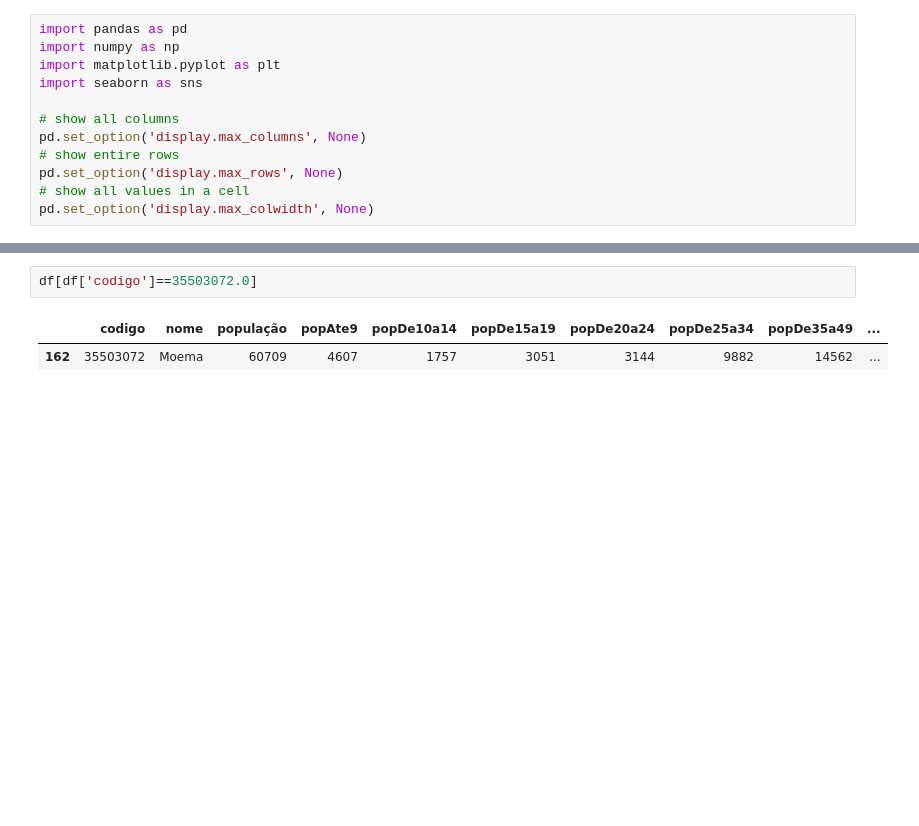
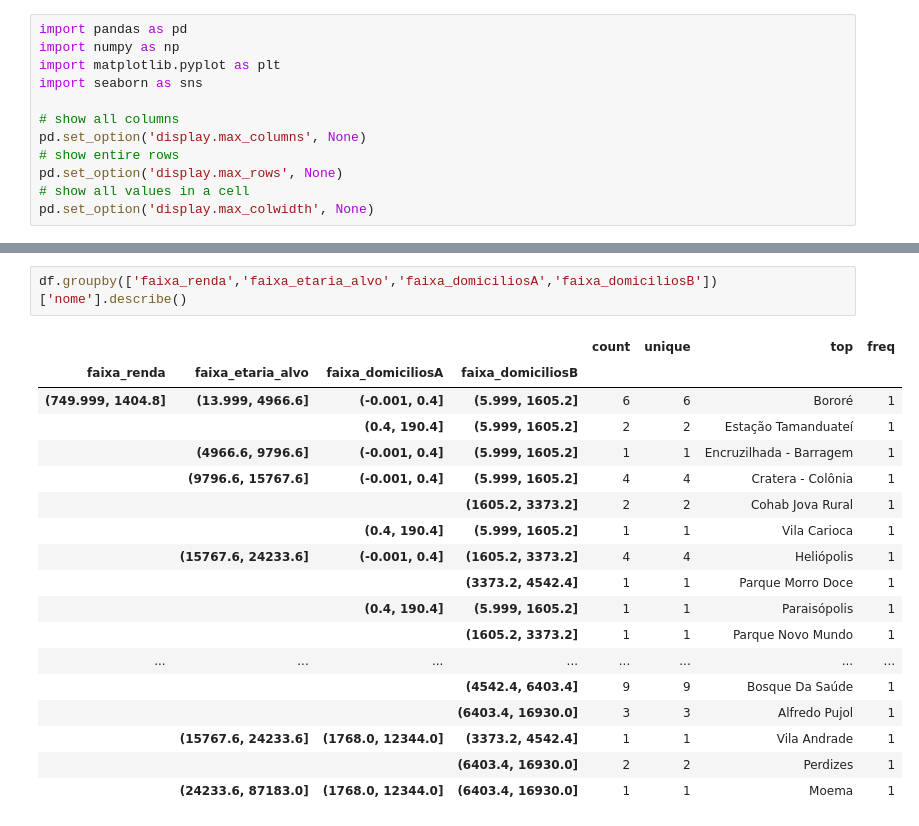
Before and after one commit to galvsoliveira/ds_geoprofit_analysis, a Jupyter notebook: Notebooks/4__exploratory_data_analysis_sp.ipynb, the cells around one changed output, grey strips where cells are left out. Cells and saved outputs as stored; diff of their text form; blank space fills up the shorter version.

```diff
--- a/Notebooks/4__exploratory_data_analysis_sp.ipynb
+++ b/Notebooks/4__exploratory_data_analysis_sp.ipynb
@@ -64,5 +56,21 @@ agrupamento
-# %%
-df[df['codigo']==35503072.0]
-# %% [output]
-|  | codigo | nome | população | popAte9 | popDe10a14 | popDe15a19 | popDe20a24 | popDe25a34 | popDe35a49 | ... |
-| 162 | 35503072 | Moema | 60709 | 4607 | 1757 | 3051 | 3144 | 9882 | 14562 | ... |
+# %%
+df.groupby(['faixa_renda','faixa_etaria_alvo','faixa_domiciliosA','faixa_domiciliosB'])['nome'].describe()
+# %% [output]
+|  |  |  |  | count | unique | top | freq |
+| faixa_renda | faixa_etaria_alvo | faixa_domiciliosA | faixa_domiciliosB |  |  |  |  |
+| (749.999, 1404.8] | (13.999, 4966.6] | (-0.001, 0.4] | (5.999, 1605.2] | 6 | 6 | Bororé | 1 |
+|  |  | (0.4, 190.4] | (5.999, 1605.2] | 2 | 2 | Estação Tamanduateí | 1 |
+|  | (4966.6, 9796.6] | (-0.001, 0.4] | (5.999, 1605.2] | 1 | 1 | Encruzilhada - Barragem | 1 |
+|  | (9796.6, 15767.6] | (-0.001, 0.4] | (5.999, 1605.2] | 4 | 4 | Cratera - Colônia | 1 |
+|  |  |  | (1605.2, 3373.2] | 2 | 2 | Cohab Jova Rural | 1 |
+|  |  | (0.4, 190.4] | (5.999, 1605.2] | 1 | 1 | Vila Carioca | 1 |
+|  | (15767.6, 24233.6] | (-0.001, 0.4] | (1605.2, 3373.2] | 4 | 4 | Heliópolis | 1 |
+|  |  |  | (3373.2, 4542.4] | 1 | 1 | Parque Morro Doce | 1 |
+|  |  | (0.4, 190.4] | (5.999, 1605.2] | 1 | 1 | Paraisópolis | 1 |
+|  |  |  | (1605.2, 3373.2] | 1 | 1 | Parque Novo Mundo | 1 |
+| ... | ... | ... | ... | ... | ... | ... | ... |
+|  |  |  | (4542.4, 6403.4] | 9 | 9 | Bosque Da Saúde | 1 |
+|  |  |  | (6403.4, 16930.0] | 3 | 3 | Alfredo Pujol | 1 |
+|  | (15767.6, 24233.6] | (1768.0, 12344.0] | (3373.2, 4542.4] | 1 | 1 | Vila Andrade | 1 |
+|  |  |  | (6403.4, 16930.0] | 2 | 2 | Perdizes | 1 |
+|  | (24233.6, 87183.0] | (1768.0, 12344.0] | (6403.4, 16930.0] | 1 | 1 | Moema | 1 |
```
Also changed, not shown: parts of 8 cells of this notebook.
